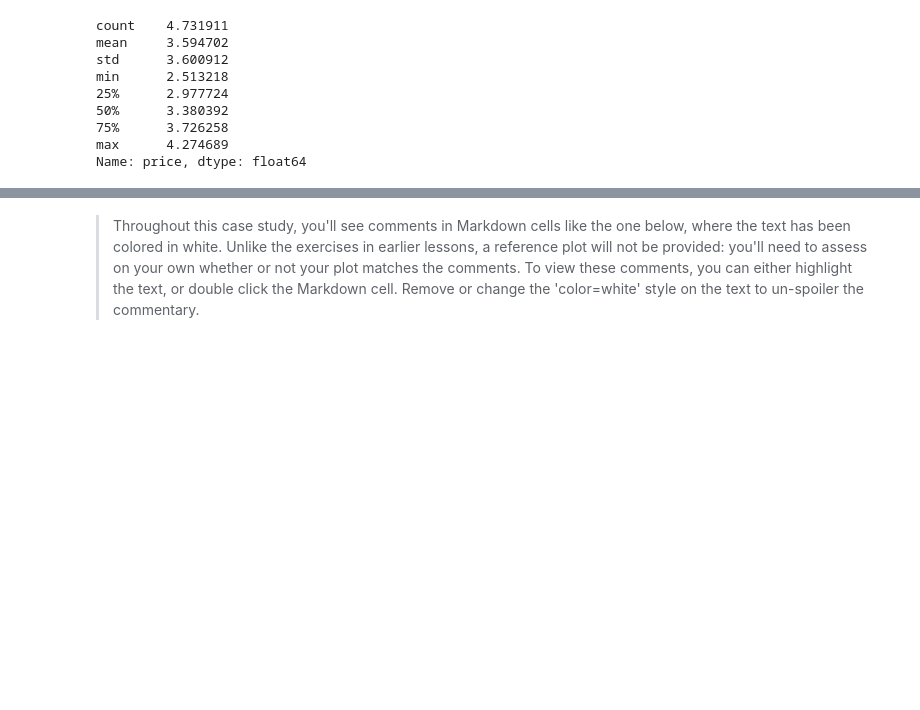
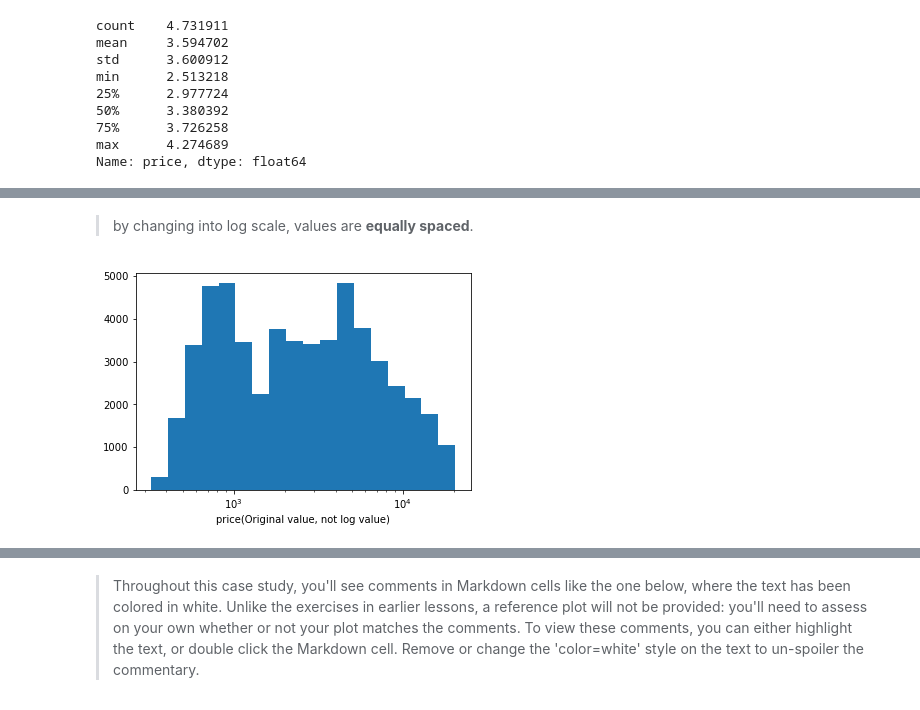
Before and after one commit to cpasean/Visualization, a Jupyter notebook: _Univariate_Exploration_hist_countplot per ratio.ipynb, the cells around one changed output, grey strips where cells are left out. Drawn from its saved outputs; the diff is of its cells as text; code cells hidden in the pictures; blank space fills up the shorter version.

```diff
--- a/_Univariate_Exploration_hist_countplot per ratio.ipynb
+++ b/_Univariate_Exploration_hist_countplot per ratio.ipynb
@@ -99,0 +133,14 @@ plt.hist(diamonds.price);
+# %% [markdown]
+> by changing into log scale, values are **equally spaced**.
+# %%
+# plot as log scale for x-axis
+# by changing into log scale, values are equally spaced.
+
+plt.hist(data = diamonds, x = 'price', bins = bins);
+plt.xscale('log');
+
+#c.f) xscale changed as log, but the tick scales remain as the original value.
+
+plt.xlabel('price(Original value, not log value)');
+# %% [output]
+[figure, added]
```
Also changed, not shown: parts of 20 cells of this notebook.
